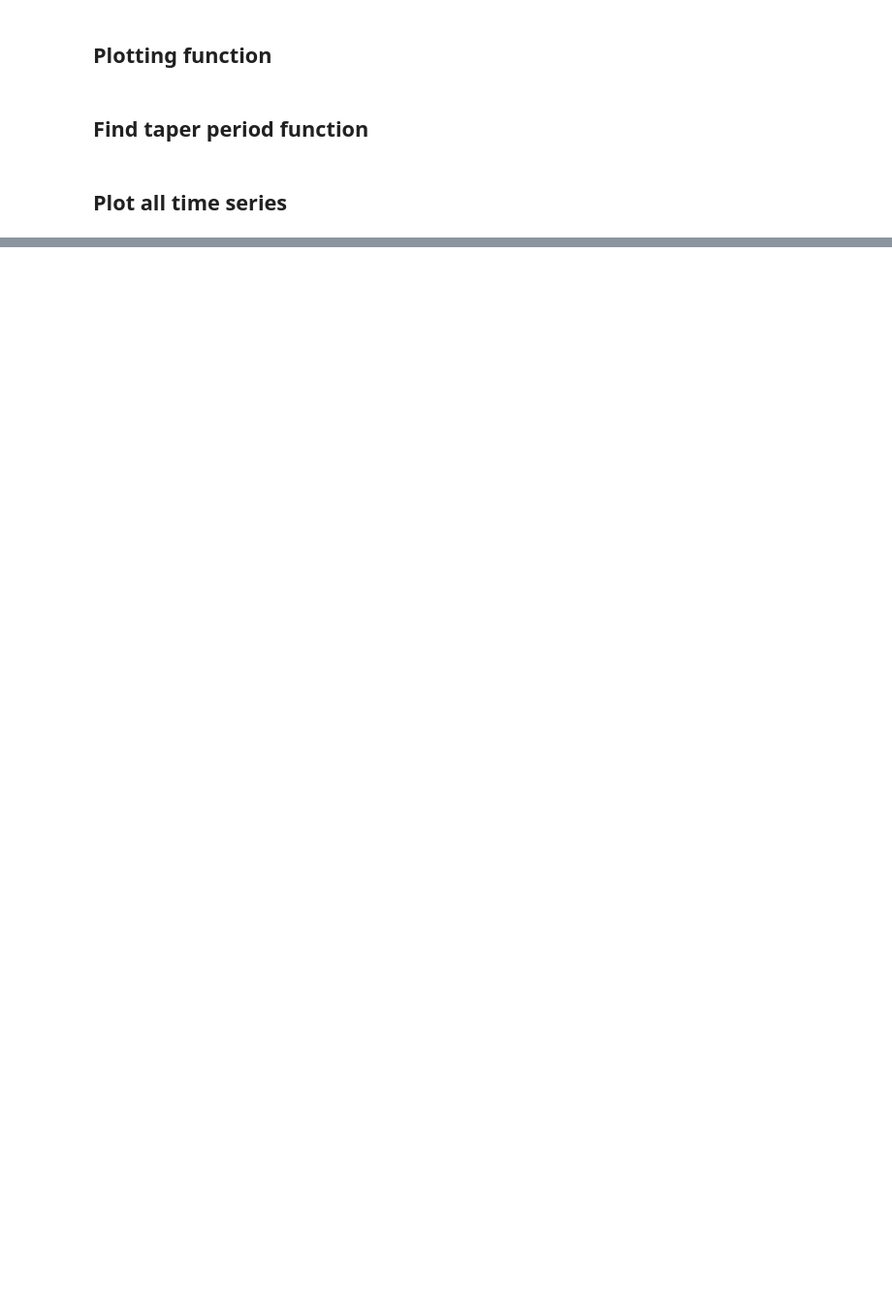
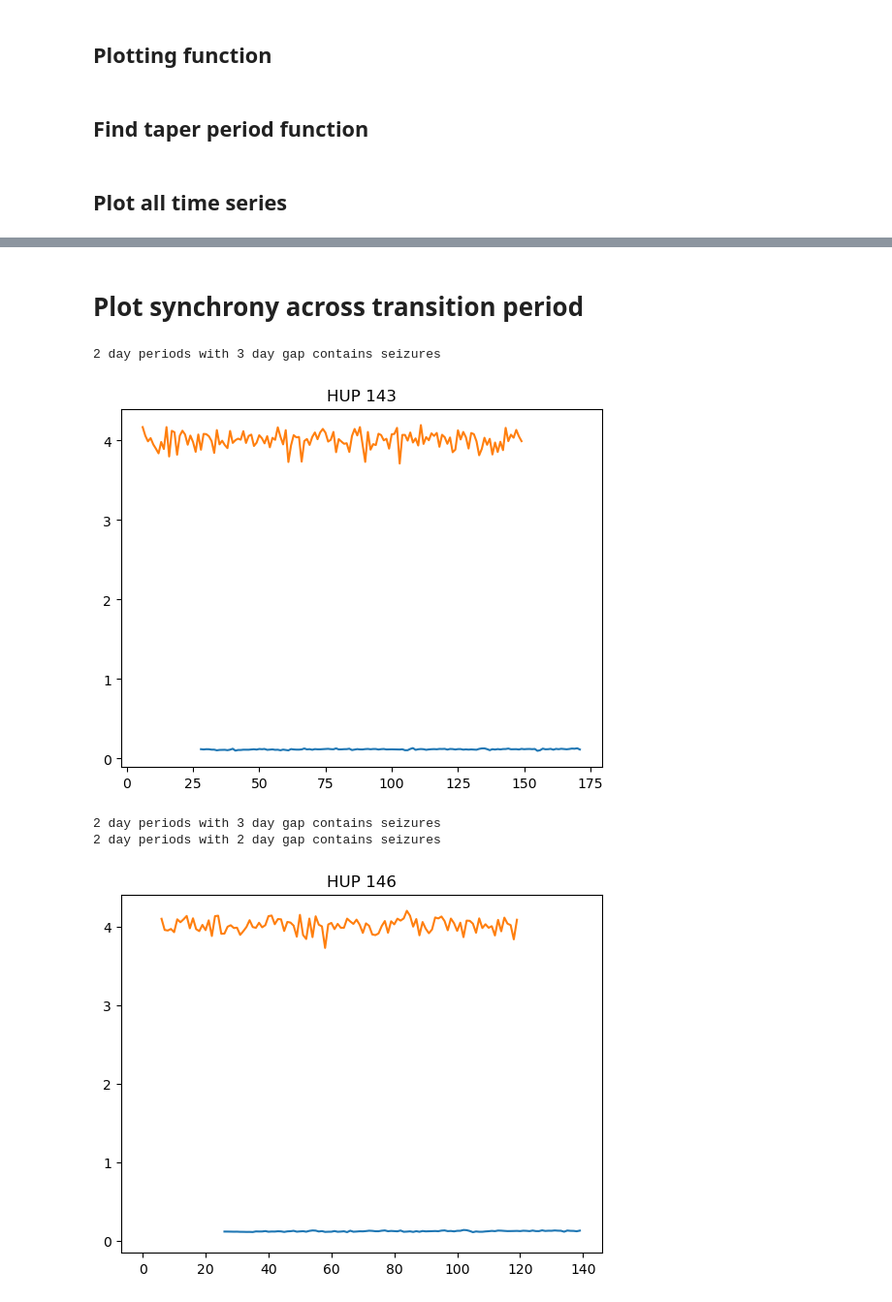
Before and after one commit to devincma/asm_synchrony_paper, a Jupyter notebook: eeg-AED/taper_transition_analysis.ipynb, the cells around one changed output, grey strips where cells are left out. Shown at 97% size. Saved outputs shown, nothing was run; the diff lists cells and outputs as text; code cells hidden in the pictures; blank space fills up the shorter version.

```diff
--- a/eeg-AED/taper_transition_analysis.ipynb
+++ b/eeg-AED/taper_transition_analysis.ipynb
@@ -8,6 +8,7 @@ from scipy import stats
 import matplotlib.pyplot as plt
 # %%
 TABLES_DIRECTORY = "../../Data/giant_tables"
+SYNCHRONY_ENTROPY_DIRECTORY = "../../Data/plv/kuramoto/delta_entropy"
 TAPER_THRESHOLD = 0.5
 # %%
 patient_hup_ids = []
@@ -259,5 +262,4 @@ for patient_hup_id in patient_hup_ids:
     print(
         f"Patient {patient_hup_id} before taper period: {before_taper_period} after taper period: {after_taper_period}"
     )
-    plot_stuff(hourly_patient_features_df, before_taper_period, after_taper_period)
     good_hup_ids.append(patient_hup_id)
@@ -265,0 +435,4 @@ len(good_hup_ids)
+# %%
+# Load ./data/ieeg_starts.xlsx into a dataframe
+ieeg_starts_df = pd.read_excel("../../Data/ieeg_starts.xlsx")
+ieeg_starts_df
@@ -265,0 +453,49 @@ len(good_hup_ids)
+# %% [markdown]
+# Plot synchrony across transition period
+# %%
+for patient_hup_id in synchrony_good_hup_ids:
+    # Find the ieeg_start value for patient_hup_id in ieeg_starts_df and convert it into float
+    ieeg_start_hrs = float(
+        ieeg_starts_df.loc[
+            ieeg_starts_df["hup_id"] == patient_hup_id, "ieeg_start"
+        ].values[0]
+    )
+    aligned_emu_start_time_hrs = round(ieeg_start_hrs)
+
+    # Read in the giant table for this patient
+    hourly_patient_features_df = pd.read_csv(
+        os.path.join(TABLES_DIRECTORY, f"HUP_{str(patient_hup_id)}.csv")
+    )
+    (
+        before_taper_period,
+        after_taper_period,
+        period_length_days,
+        gap_length_days,
+    ) = find_taper_periods(hourly_patient_features_df, patient_hup_id)
+
+    end_index = after_taper_period[1] - aligned_emu_start_time_hrs
+
+    transition_period_synchrony = hourly_patient_features_df.loc[
+        (hourly_patient_features_df["emu_hour"] >= before_taper_period[0])
+        & (hourly_patient_features_df["emu_hour"] < after_taper_period[1]),
+        f"kuramoto_{band}",
+    ]
+
+    try:
+        transition_period_synchrony_entropy = np.load(
+            os.path.join(SYNCHRONY_ENTROPY_DIRECTORY, f"HUP_{patient_hup_id}.npy")
+        )
+    except FileNotFoundError:
+        print(f"File not found for HUP {patient_hup_id}")
+        continue
+
+    plt.plot(transition_period_synchrony)
+    plt.plot(transition_period_synchrony_entropy[:end_index])
+    plt.title(f"HUP {patient_hup_id}")
+    plt.show()
+# %% [output]
+2 day periods with 3 day gap contains seizures
+[figure, added]
+2 day periods with 3 day gap contains seizures
+2 day periods with 2 day gap contains seizures
+[figure, added]
```
Also changed, not shown: parts of 7 cells of this notebook, 7 other files.
